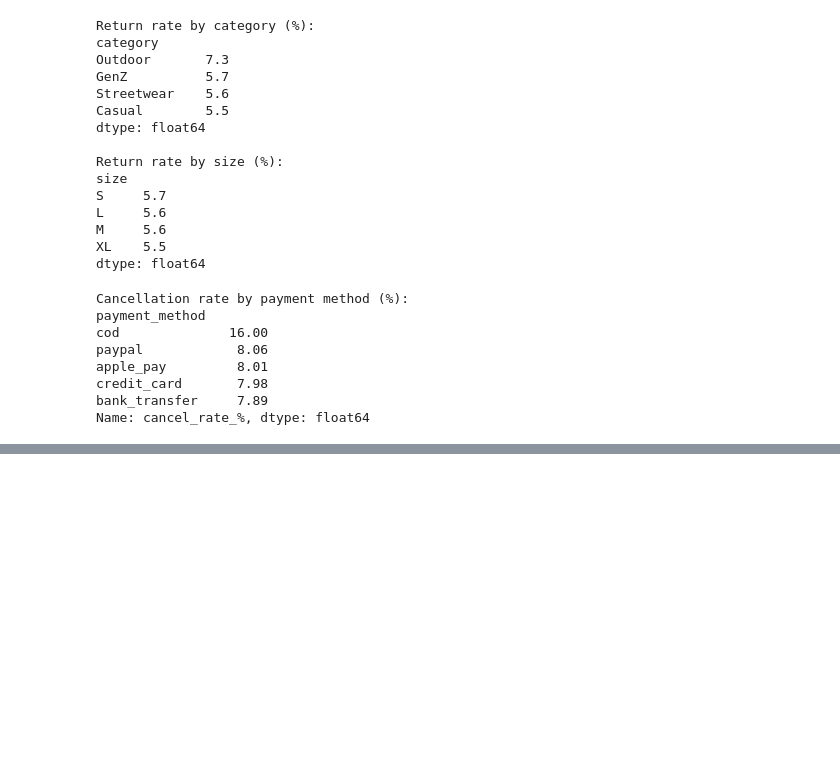
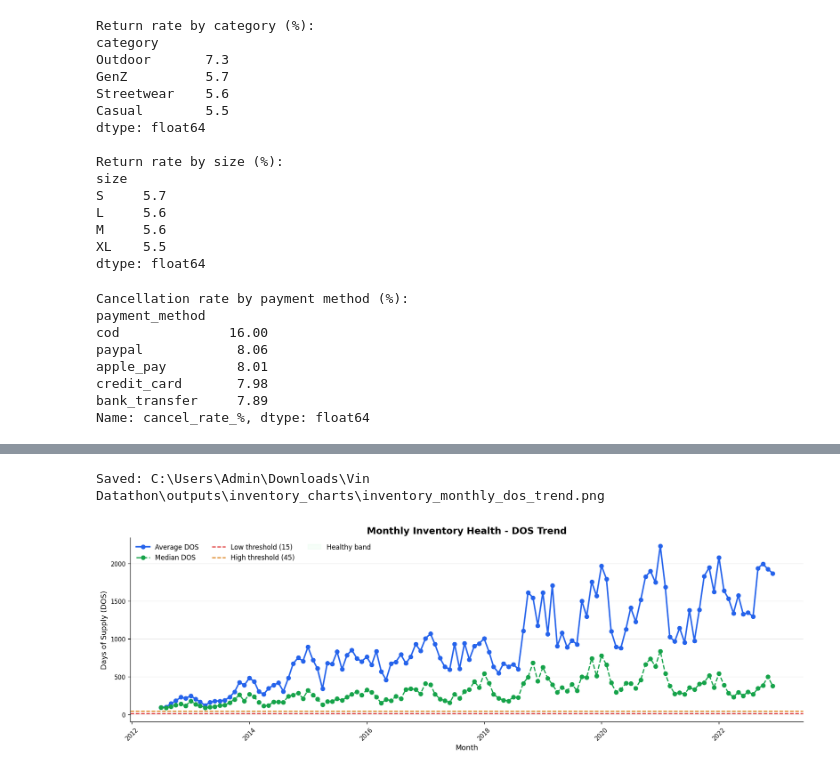
Before and after one commit to tuanbachngo/Vin-Datathon, a Jupyter notebook: notebooks/01_quick_eda.ipynb, the cells around one changed output, grey strips where cells are left out. Drawn from its saved outputs; the diff is of its cells as text; code cells hidden in the pictures; blank space fills up the shorter version.

```diff
--- a/notebooks/01_quick_eda.ipynb
+++ b/notebooks/01_quick_eda.ipynb
@@ -982,0 +1263,29 @@ Post-holiday anomaly or a specific product batch — worth a targeted look.
+# %%
+# ----- Chart 1: Monthly DOS trend with thresholds -----
+fig, ax = plt.subplots(figsize=(15, 5))
+
+ax.plot(monthly_kpi['month'], monthly_kpi['avg_dos'], marker='o', linewidth=2.2, color=PALETTE[0], label='Average DOS')
+ax.plot(monthly_kpi['month'], monthly_kpi['median_dos'], marker='o', linewidth=1.8, linestyle='--', color=PALETTE[1], label='Median DOS')
+
+ax.axhline(LOW_DOS, color='#dc2626', linestyle='--', linewidth=1.5, label=f'Low threshold ({LOW_DOS})')
+ax.axhline(HIGH_DOS, color='#d97706', linestyle='--', linewidth=1.5, label=f'High threshold ({HIGH_DOS})')
+
+ax.fill_between(monthly_kpi['month'], LOW_DOS, HIGH_DOS, color='#dcfce7', alpha=0.25, label='Healthy band')
+
+ax.set_title('Monthly Inventory Health - DOS Trend', fontsize=14, fontweight='bold')
+ax.set_xlabel('Month')
+ax.set_ylabel('Days of Supply (DOS)')
+ax.grid(axis='y', alpha=0.25)
+ax.legend(ncol=3, frameon=False)
+plt.xticks(rotation=45)
+plt.tight_layout()
+from pathlib import Path
+chart_dir = Path('./outputs/inventory_charts')
+chart_dir.mkdir(parents=True, exist_ok=True)
+out_path = chart_dir / 'inventory_monthly_dos_trend.png'
+fig.savefig(out_path, dpi=200, bbox_inches='tight')
+print(f"Saved: {out_path.resolve()}")
+plt.show()
+# %% [output]
+Saved: C:\Users\Admin\Downloads\Vin Datathon\outputs\inventory_charts\inventory_monthly_dos_trend.png
+[figure, added]
```
Also changed, not shown: parts of 44 cells of this notebook, 24 other files.
